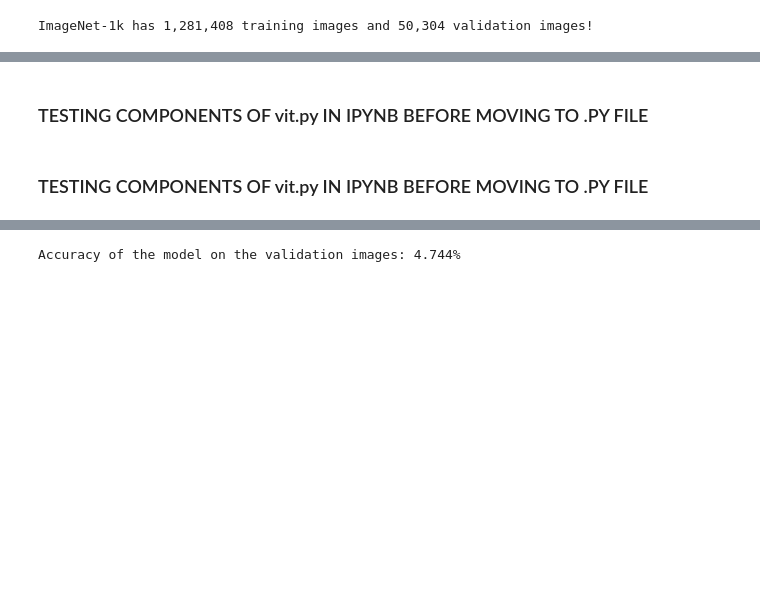
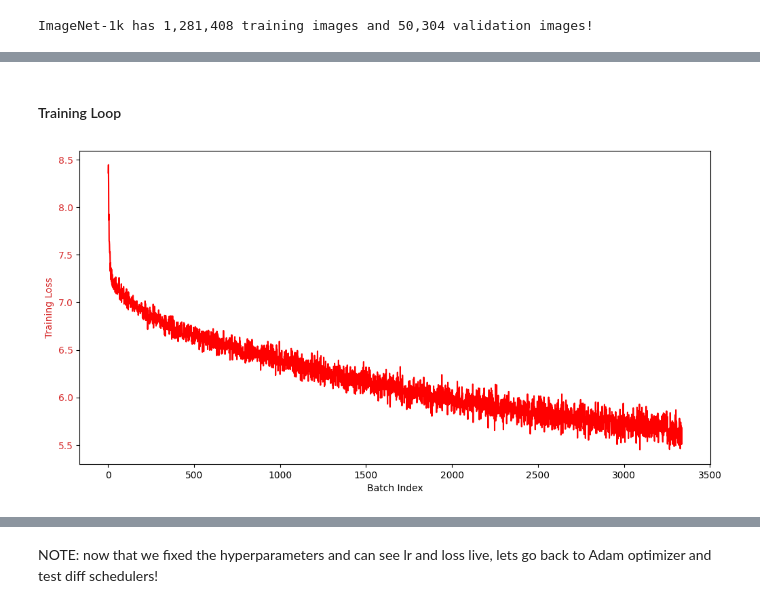
Before and after one commit to johnbarnes-vi/vit-imagenet21k-p, a Jupyter notebook: main.ipynb, the cells around one changed output, grey strips where cells are left out. Cells and saved outputs as stored; diff of their text form; code cells hidden in the pictures; blank space fills up the shorter version.

```diff
--- a/main.ipynb
+++ b/main.ipynb
@@ -70,7 +71,7 @@ num_heads_ = 12
 
 num_classes_ = 1000
 
-num_epochs = 1
+num_epochs = 4
 
 model = VisionTransformer(patch_size=patch_size_, D=D_, num_layers=num_layers_, num_classes=num_classes_, num_heads=num_heads_, mlp_size=mlp_size_)
 model.to(device)
@@ -142,5 +145,3 @@ print("Validation images batch shape:", val_images.shape)
 print("Validation labels batch shape:", val_labels.shape)
 print("Validation images data type:", val_images.dtype)
 print("Validation labels data type:", val_labels.dtype)
-# %% [markdown]
-### TESTING COMPONENTS OF vit.py IN IPYNB BEFORE MOVING TO .PY FILE
@@ -289,37 +148,87 @@ print("Above was the transformation path of the data")
-# %% [markdown]
-### TESTING COMPONENTS OF vit.py IN IPYNB BEFORE MOVING TO .PY FILE
+# %% [markdown]
+#### Training Loop
 # %%
+import matplotlib.pyplot as plt
+from IPython.display import display, clear_output
+import numpy as np
+
+# Initialize metrics
 train_losses = []
-learning_rates = []
+#learning_rates = []
+
+# Initialize the figure and axis
+fig, ax1 = plt.subplots(figsize=(12, 6))
+
+# Create a second y-axis sharing the same x-axis
+#ax2 = ax1.twinx()
+
+# Initialize x and y data arrays for losses and learning rates
+x_data = []
+y1_data = []
+#y2_data = []
+
+# Set the axis labels and title
+ax1.set_xlabel("Batch Index")
+ax1.set_ylabel("Training Loss", color="tab:red")
+#ax2.set_ylabel("Learning Rate", color="tab:blue")
 
 # Training Loop
 for epoch_idx in range(num_epochs):
     model.train()
     for batch_idx, (train_images, train_labels) in enumerate(train_loader1k):
         train_images, train_labels = train_images.to(device), train_labels.to(device)
 
         # Zero the parameter gradients
         optimizer.zero_grad()
 
         # Forward pass
         train_outputs = model(train_images)
 
         # Compute the loss
         train_loss = criterion(train_outputs, train_labels)
 
         # Backward pass and optimization
         train_loss.backward()
 
         # Gradient Clip
         torch.nn.utils.clip_grad_norm_(model.parameters(), max_norm=1)
 
         # Step optimizer and the scheduler
         optimizer.step()
-        scheduler.step()
+        #scheduler.step()
+
 
         # Store metrics
-        train_losses.append(train_loss.item())
-        learning_rates.append(scheduler.get_last_lr()[0])  # Assumes optimizer has a single param group
+        train_losses.append(train_loss.item())  # Replace with your train_loss
+        #learning_rates.append(scheduler.get_last_lr()[0])  # Replace with your scheduler
 
-        print(f"Epoch [{epoch_idx+1}/{num_epochs}], Step [{batch_idx+1}/{len(train_loader1k)}], Loss: {train_loss.item():.4f}")
+        # Append new data to the data arrays
+        x_data.append(len(train_losses))
+        y1_data.append(train_losses[-1])
+        #y2_data.append(learning_rates[-1])
+
+        # Clear previous figure
+        ax1.clear()
+        #ax2.clear()
+
+        # Redraw the plot with updated data
+        ax1.plot(x_data, y1_data, 'r')
+        #ax2.plot(x_data, y2_data, 'b')
+
+        ax1.set_xlabel("Batch Index")
+        ax1.set_ylabel("Training Loss", color="tab:red")
+        #ax2.set_ylabel("Learning Rate", color="tab:blue")
+
+        ax1.tick_params(axis='y', labelcolor="tab:red")
+        #ax2.tick_params(axis='y', labelcolor="tab:blue")
+        #ax2.yaxis.set_label_coords(1.10,0.5)
+
+        # Display the figure
+        display(fig)
+
+        # Clear notebook output
+        clear_output(wait=True)
+
+        #print(f"Epoch [{epoch_idx+1}/{num_epochs}], Step [{batch_idx+1}/{len(train_loader1k)}], Loss: {train_loss.item():.4f}")
 # %% [output]
+[figure, added]
@@ -365,5 +261,3 @@ with torch.no_grad():
 
     # Print accuracy score
     print(f'Accuracy of the model on the validation images: {100 * correct_count / total_count}%')
-# %% [output]
-Accuracy of the model on the validation images: 4.744%
@@ -372,0 +264,2 @@ torch.save(model, './models/vit-base-32p.pth')
+# %% [markdown]
+NOTE: now that we fixed the hyperparameters and can see lr and loss live, lets go back to Adam optimizer and test diff schedulers!
```
Also changed, not shown: parts of 9 cells of this notebook.
